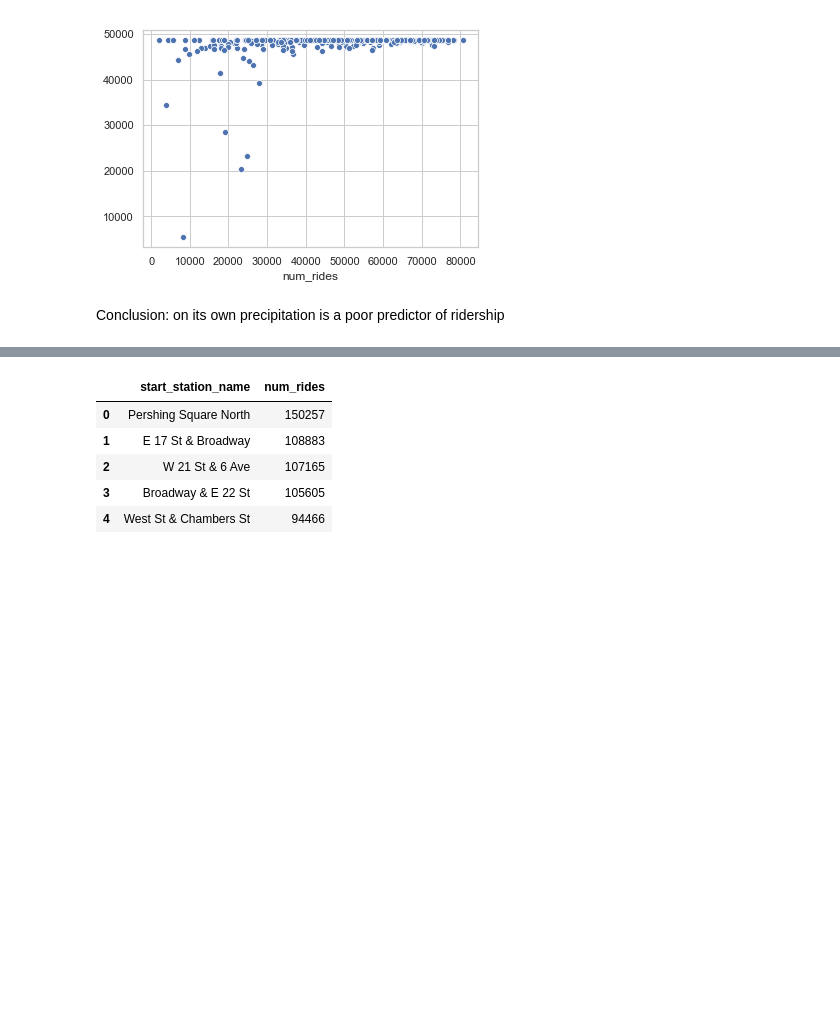
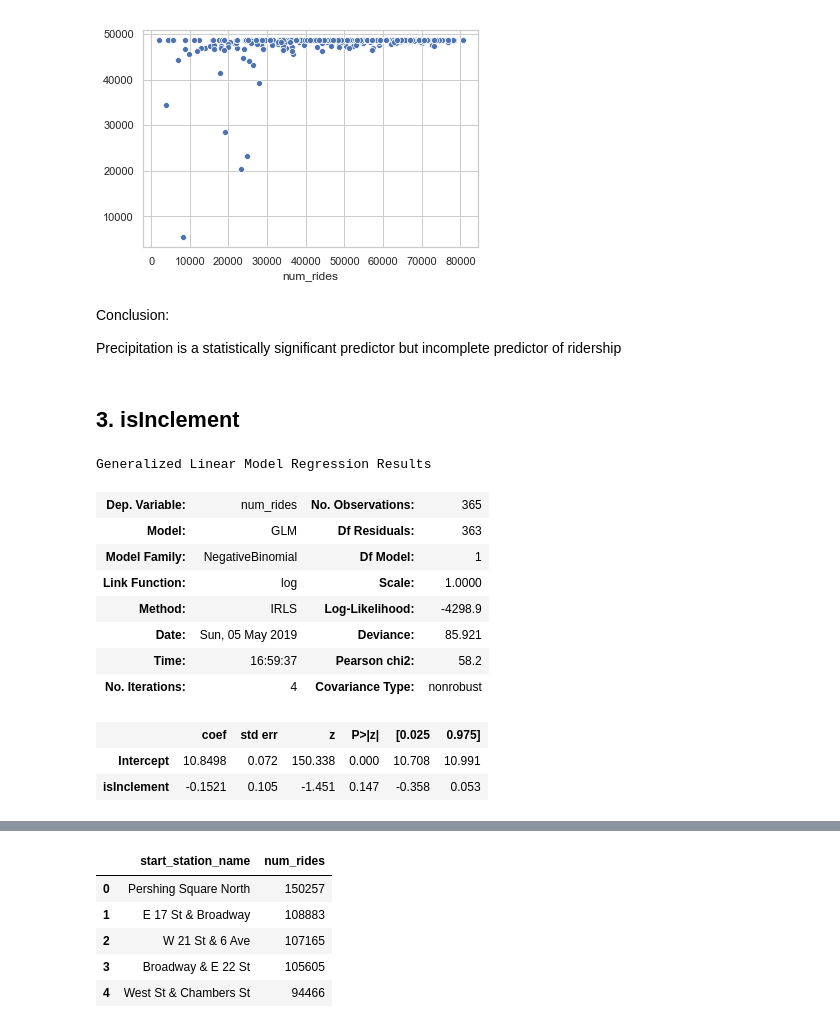
Before and after one commit to jacoblgoodman/DAV-5400, a Jupyter notebook: final/j_goodman_finalproject.ipynb, the cells around one changed output, grey strips where cells are left out. Saved outputs shown, nothing was run; the diff lists cells and outputs as text; code cells hidden in the pictures; blank space fills up the shorter version.

```diff
--- a/final/j_goodman_finalproject.ipynb
+++ b/final/j_goodman_finalproject.ipynb
@@ -618,4 +628,23 @@ sns.scatterplot(x=y,y=y_pred);
 [figure]
 # %% [markdown]
 Conclusion:
-    on its own precipitation is  a poor predictor of ridership
+
+Precipitation is a statistically significant predictor but incomplete predictor of ridership
+# %% [markdown]
+## 3. isInclement
+# %%
+model = model = smf.glm(formula = "num_rides ~ isInclement", data=df_adt, family=sm.families.NegativeBinomial()).fit()
+model.summary()
+# %% [output]
+Generalized Linear Model Regression Results
+| Dep. Variable: | num_rides | No. Observations: | 365 |
+| Model: | GLM | Df Residuals: | 363 |
+| Model Family: | NegativeBinomial | Df Model: | 1 |
+| Link Function: | log | Scale: | 1.0000 |
+| Method: | IRLS | Log-Likelihood: | -4298.9 |
+| Date: | Sun, 05 May 2019 | Deviance: | 85.921 |
+| Time: | 16:59:37 | Pearson chi2: | 58.2 |
+| No. Iterations: | 4 | Covariance Type: | nonrobust |
+|  | coef | std err | z | P>|z| | [0.025 | 0.975] |
+| Intercept | 10.8498 | 0.072 | 150.338 | 0.000 | 10.708 | 10.991 |
+| isInclement | -0.1521 | 0.105 | -1.451 | 0.147 | -0.358 | 0.053 |
```
Also changed, not shown: parts of 47 cells of this notebook.
